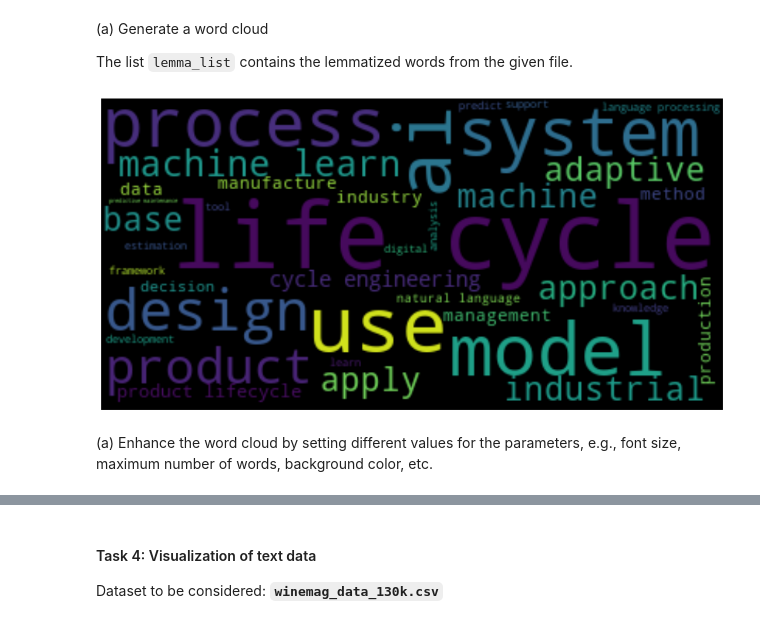
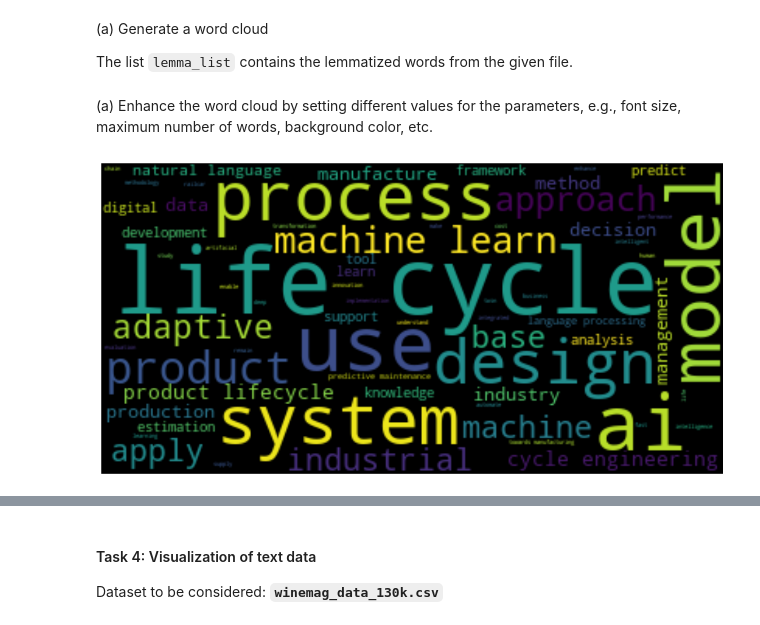
Before and after one commit to FarsanBaloo/DVA256, a Jupyter notebook: EXERCISE2/exercise2_solution_template.ipynb, the cells around one changed output, grey strips where cells are left out. Cells and saved outputs as stored; diff of their text form; code cells hidden in the pictures.

```diff
--- a/EXERCISE2/exercise2_solution_template.ipynb
+++ b/EXERCISE2/exercise2_solution_template.ipynb
@@ -431,24 +437,28 @@ Dataset to be considered: __`sample_data_1.txt`__
 (a) Generate a word cloud
 
 The list `lemma_list` contains the lemmatized words from the given file.
-# %%
-# creating a word cloud from the list of lemmatized words...
-
-###
-#   INSERT YOUR CODE to generate the wordcloud from lemmatized words for display.
-#   Hint: the word cloud generator method only accepts a string as input.
-###
-
-# showing the wordcloud in notebook...
-plt.figure(figsize=(15,15))
-
-plt.imshow(wordcloud, interpolation='bilinear')
-plt.axis("off")
-plt.show()
-# %% [output]
-[figure, removed]
 # %% [markdown]
 (a) Enhance the word cloud by setting different values for the parameters, e.g., font size, maximum number of words, background color, etc.
+# %%
+# creating a word cloud from the list of lemmatized words...
+
+###
+#   INSERT YOUR CODE to generate the wordcloud from lemmatized words for display.
+#   Hint: the word cloud generator method only accepts a string as input.
+###
+
+# showing the wordcloud in notebook...
+AllTheWords = ','.join(lemma_list)
+wordcloud = WordCloud().generate(AllTheWords)
+
+
+plt.figure(figsize=(15,15))
+
+plt.imshow(wordcloud, interpolation='bilinear')
+plt.axis("off")
+plt.show()
+# %% [output]
+[figure, added]
 # %%
 # modifying the word cloud by changing different parameter values ...
 
```
Also changed, not shown: parts of 10 cells of this notebook, 2 other files.
